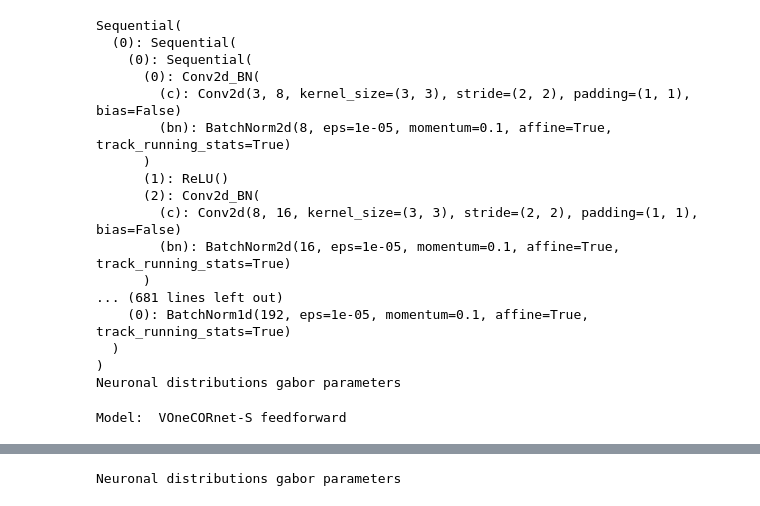
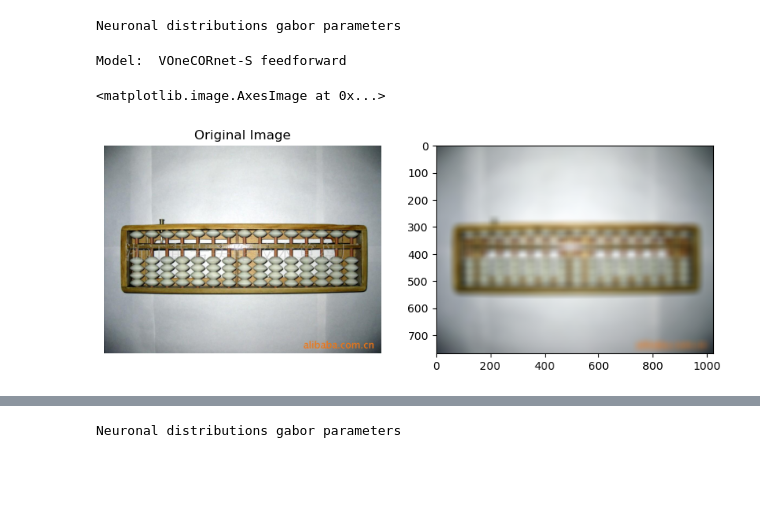
Before and after one commit to vayzenb/kornet, a Jupyter notebook: modelling/dnn_tsts.ipynb, the cells around one changed output, grey strips where cells are left out. Cells and saved outputs as stored; diff of their text form; code cells hidden in the pictures; blank space fills up the shorter version.

```diff
--- a/modelling/dnn_tsts.ipynb
+++ b/modelling/dnn_tsts.ipynb
@@ -28,25 +30,38 @@ from model_loader import load_model as load_model
 import two_stream_nn
 # %%
-model = two_stream_nn.MyEnsemble()
+model = two_stream_nn.TwoStream()
 model = torch.nn.DataParallel(model).cuda()
 # %% [output]
-Sequential(
-  (0): Sequential(
-    (0): Sequential(
-      (0): Conv2d_BN(
-        (c): Conv2d(3, 8, kernel_size=(3, 3), stride=(2, 2), padding=(1, 1), bias=False)
-        (bn): BatchNorm2d(8, eps=1e-05, momentum=0.1, affine=True, track_running_stats=True)
-      )
-      (1): ReLU()
-      (2): Conv2d_BN(
-        (c): Conv2d(8, 16, kernel_size=(3, 3), stride=(2, 2), padding=(1, 1), bias=False)
-        (bn): BatchNorm2d(16, eps=1e-05, momentum=0.1, affine=True, track_running_stats=True)
-      )
-... (681 lines left out)
-    (0): BatchNorm1d(192, eps=1e-05, momentum=0.1, affine=True, track_running_stats=True)
-  )
-)
 Neuronal distributions gabor parameters
 Model:  VOneCORnet-S feedforward
+# %%
+im_folder = '/user_data/vayzenbe/image_sets/development_images/val'
+
+#load a single image annd apply gaussian blue
+from PIL import Image
+import matplotlib.pyplot as plt
+import numpy as np
+import torchvision.transforms as transforms
+
+
+im = Image.open('/user_data/vayzenbe/image_sets/development_images/val/n02666196/ILSVRC2012_val_00049012.JPEG')
+
+blurrer = transforms.GaussianBlur(kernel_size=35, sigma=15)
+blurred_im = blurrer(im)
+#blurred_imgs = [blurrer(im) for _ in range(4)]
+
+
+#plot blurred_imgs to see the effect
+plt.figure(figsize=(10, 10))
+#plot original image and blurred images side by side
+plt.subplot(1, 2, 1)
+plt.imshow(im)
+plt.title('Original Image')
+plt.axis('off')
+plt.subplot(1, 2, 2)
+plt.imshow(blurred_im)
+# %% [output]
+<matplotlib.image.AxesImage at 0x...>
+[figure, added]
 # %%
 
```
Also changed, not shown: parts of 3 cells of this notebook, 7 other files.
